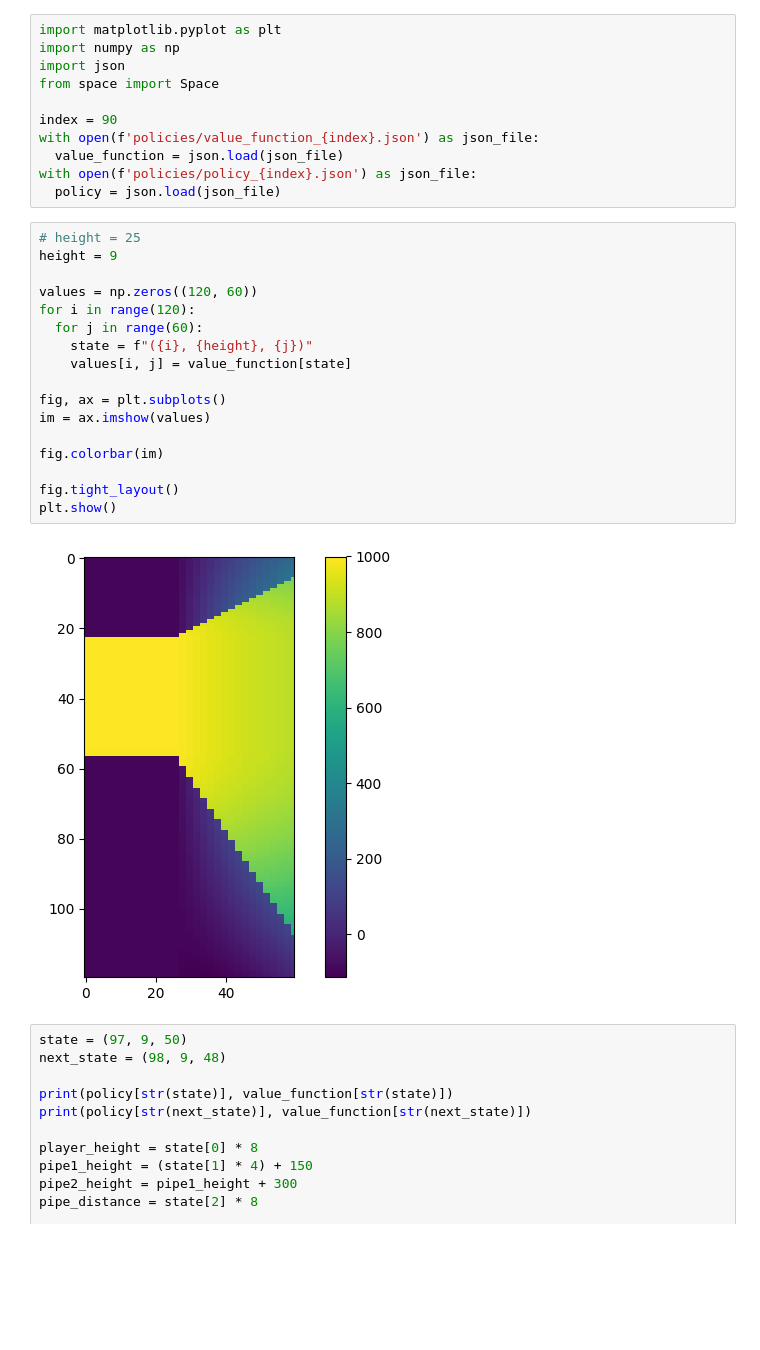
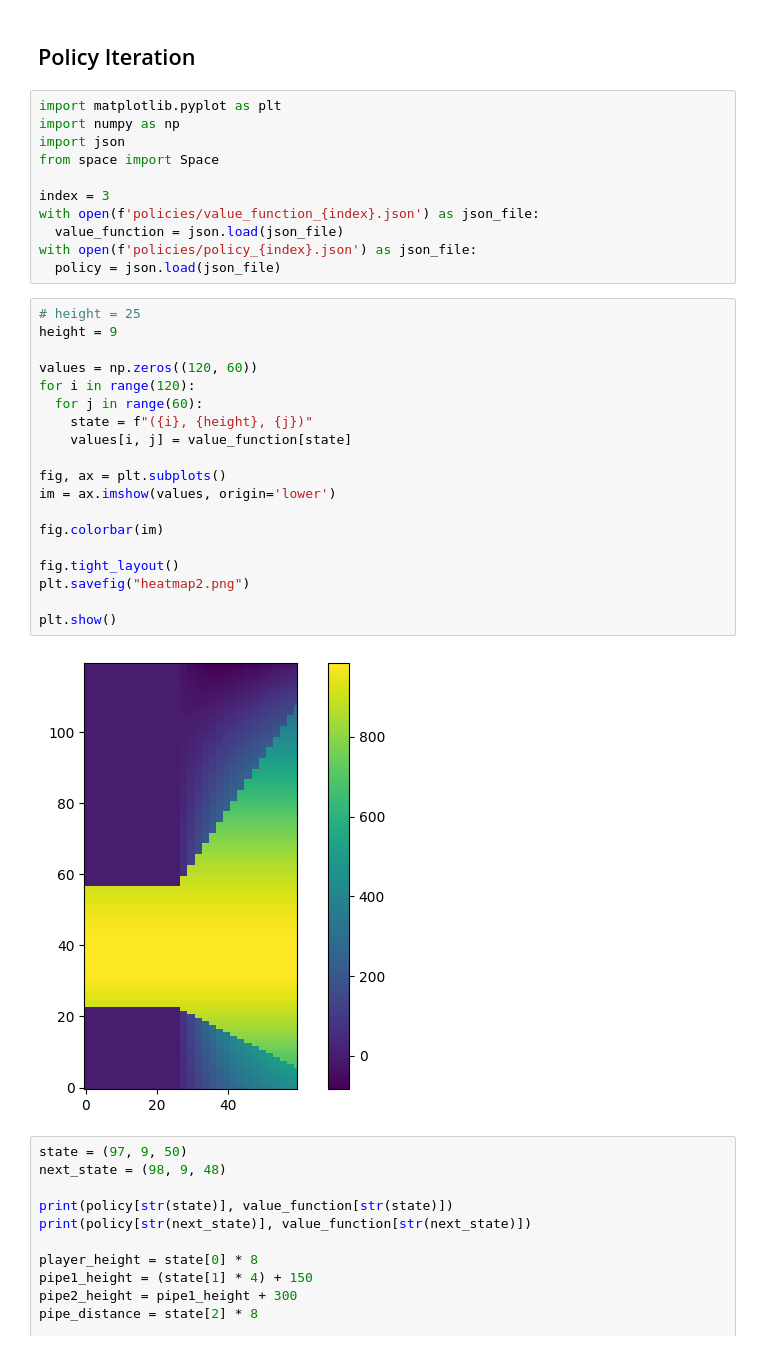
Before and after one commit to JacobAlbus/deepbird, a Jupyter notebook: python/notebook.ipynb, the cells around one changed output. Saved outputs shown, nothing was run; the diff lists cells and outputs as text; blank space fills up the shorter version.

```diff
--- a/python/notebook.ipynb
+++ b/python/notebook.ipynb
@@ -1,10 +7,12 @@
+# %% [markdown]
+## Policy Iteration
 # %%
 import matplotlib.pyplot as plt
 import numpy as np
 import json
 from space import Space
 
-index = 90
+index = 3
 with open(f'policies/value_function_{index}.json') as json_file:
   value_function = json.load(json_file)
 with open(f'policies/policy_{index}.json') as json_file:
@@ -12,22 +20,24 @@ with open(f'policies/policy_{index}.json') as json_file:
 # %%
 # height = 25
 height = 9
 
 values = np.zeros((120, 60))
 for i in range(120):
   for j in range(60):
     state = f"({i}, {height}, {j})"
     values[i, j] = value_function[state]
 
 fig, ax = plt.subplots()
-im = ax.imshow(values)
+im = ax.imshow(values, origin='lower')
 
 fig.colorbar(im)
 
 fig.tight_layout()
+plt.savefig("heatmap2.png")
+
 plt.show()
 # %% [output]
-[figure, old version]
+[figure, new version]
 # %%
 state = (97, 9, 50)
 next_state = (98, 9, 48)
```
Also changed, not shown: parts of 7 cells of this notebook, 23 other files.
